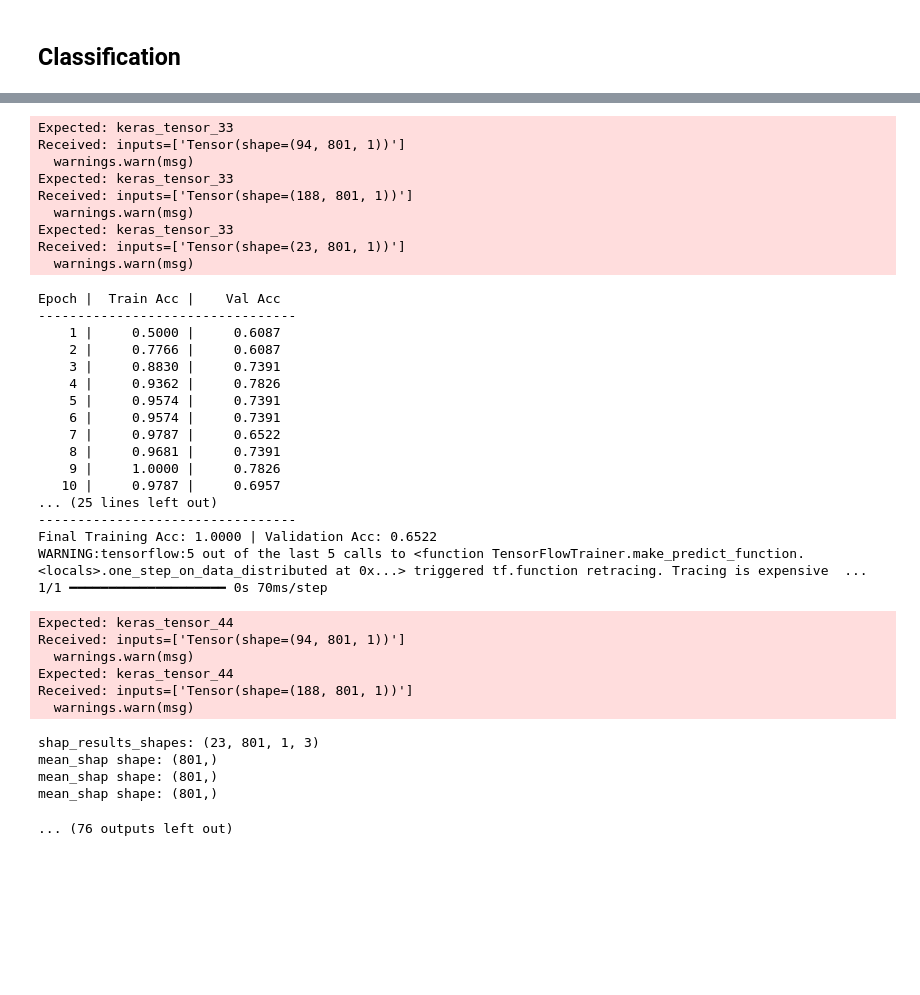
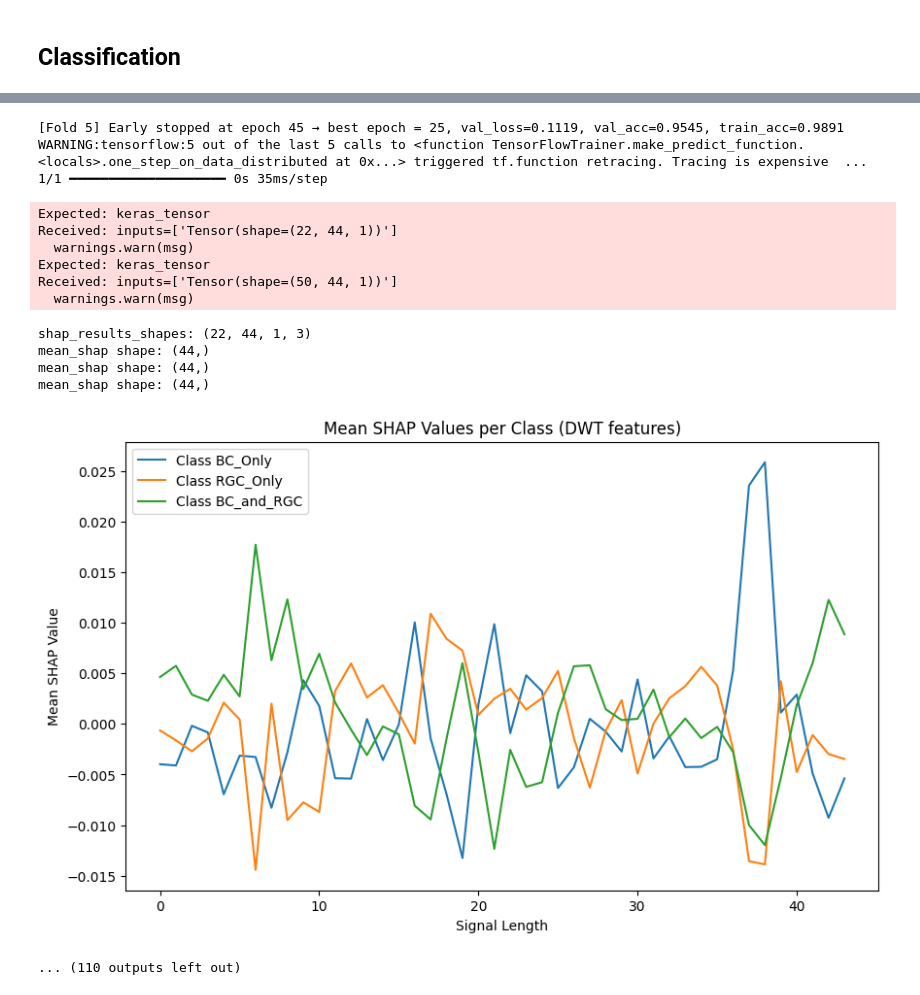
Before and after one commit to lillikiessling/VEP_Classifier, a Jupyter notebook: 1DCNN.ipynb, the cells around one changed output, grey strips where cells are left out. Drawn from its saved outputs; the diff is of its cells as text; code cells hidden in the pictures; blank space fills up the shorter version.

```diff
--- a/1DCNN.ipynb
+++ b/1DCNN.ipynb
@@ -124,13 +173,13 @@ plt.show()
 # %%
 average_results = {}
 
-signal_types = ["Raw", "DWT"]
+signal_types = ["DWT"]
 
 for signal_type in signal_types:
     print(f"\n=== Processing Signal Type: {signal_type} ===")
     results = []
     all_conf_matrices = []
-    for experiments in range(5):
+    for experiments in range(10):
         print(f"--- Experiment {experiments + 1} ---")
         np.random.seed(42)
         no_files = min(len(prima_files_BC_only), len(prima_files_RGC_only), len(prima_files_BC_and_RGC))
@@ -140,40 +189,36 @@ for signal_type in signal_types:
 
         X, labels = [], []
         for file in sampled_BC:
-            _, signal = process_file(file, t_max=200)
+            _, signal = load_preprocessed_signal(file)
             if signal_type == "Raw":
                 X.append(signal)
             else:
-                X.append(FeatureExtractor.extract_dwt_features(signal, wavelet='db4', level=4))
+                #X.append(FeatureExtractor.extract_dwt_features(signal, wavelet='db4', level=4))
+                X.append(FeatureExtractor.dwt_downsampling(signal, wavelet='db4', level=4))
             labels.append("BC_Only")
         for file in sampled_RGC:
-            _, signal = process_file(file, t_max=200)
+            _, signal = load_preprocessed_signal(file)
             if signal_type == "Raw":
                 X.append(signal)
             else:
-                X.append(FeatureExtractor.extract_dwt_features(signal, wavelet='db4', level=4))
+                #X.append(FeatureExtractor.extract_dwt_features(signal, wavelet='db4', level=4))
+                X.append(FeatureExtractor.dwt_downsampling(signal, wavelet='db4', level=4))
             labels.append("RGC_Only")
         for file in sampled_BC_and_RGC:
-            _, signal = process_file(file, t_max=200)
+            _, signal = load_preprocessed_signal(file)
             if signal_type == "Raw":
                 X.append(signal)
             else:
-                X.append(FeatureExtractor.extract_dwt_features(signal, wavelet='db4', level=4))
+                #X.append(FeatureExtractor.extract_dwt_features(signal, wavelet='db4', level=4))
+                X.append(FeatureExtractor.dwt_downsampling(signal, wavelet='db4', level=4))
             labels.append("BC_and_RGC")
 
         n_train = len(X)
         print(f"Number of training samples: {n_train}")
-        # batch_size = 4
-        # epochs = 30
+        epochs = 50
         batch_size = max(4, min(32, n_train // 10))
 
         print(f"Using batch size: {batch_size}")
-        if n_train < 100:
-            epochs = 50
-        elif n_train < 500:
-            epochs = 35
-        else:
-            epochs = 20
         print(f"Using epochs: {epochs}")
 
         clf = CNN1D(X, labels, model_type="cnn", n_splits=5, random_state=42)
@@ -343,37 +325,15 @@ Final Training Acc: 1.0000 | Validation Acc: 0.6957
-Expected: keras_tensor_33
-Received: inputs=['Tensor(shape=(94, 801, 1))']
-  warnings.warn(msg)
-Expected: keras_tensor_33
-Received: inputs=['Tensor(shape=(188, 801, 1))']
-  warnings.warn(msg)
-Expected: keras_tensor_33
-Received: inputs=['Tensor(shape=(23, 801, 1))']
-  warnings.warn(msg)
+[Fold 5] Early stopped at epoch 45 → best epoch = 25, val_loss=0.1119, val_acc=0.9545, train_acc=0.9891
+WARNING:tensorflow:5 out of the last 5 calls to <function TensorFlowTrainer.make_predict_function.<locals>.one_step_on_data_distributed at 0x...> triggered tf.function retracing. Tracing is expensive  ...
+1/1 ━━━━━━━━━━━━━━━━━━━━ 0s 35ms/step
-Epoch |  Train Acc |    Val Acc
----------------------------------
-    1 |     0.5000 |     0.6087
-    2 |     0.7766 |     0.6087
-    3 |     0.8830 |     0.7391
-    4 |     0.9362 |     0.7826
-    5 |     0.9574 |     0.7391
-    6 |     0.9574 |     0.7391
-    7 |     0.9787 |     0.6522
-    8 |     0.9681 |     0.7391
-    9 |     1.0000 |     0.7826
-   10 |     0.9787 |     0.6957
-... (25 lines left out)
----------------------------------
-Final Training Acc: 1.0000 | Validation Acc: 0.6522
-WARNING:tensorflow:5 out of the last 5 calls to <function TensorFlowTrainer.make_predict_function.<locals>.one_step_on_data_distributed at 0x...> triggered tf.function retracing. Tracing is expensive  ...
-1/1 ━━━━━━━━━━━━━━━━━━━━ 0s 70ms/step
+Expected: keras_tensor
+Received: inputs=['Tensor(shape=(22, 44, 1))']
+  warnings.warn(msg)
+Expected: keras_tensor
+Received: inputs=['Tensor(shape=(50, 44, 1))']
+  warnings.warn(msg)
-Expected: keras_tensor_44
-Received: inputs=['Tensor(shape=(94, 801, 1))']
-  warnings.warn(msg)
-Expected: keras_tensor_44
-Received: inputs=['Tensor(shape=(188, 801, 1))']
-  warnings.warn(msg)
+shap_results_shapes: (22, 44, 1, 3)
+mean_shap shape: (44,)
+mean_shap shape: (44,)
+mean_shap shape: (44,)
+[figure, added]
-shap_results_shapes: (23, 801, 1, 3)
-mean_shap shape: (801,)
-mean_shap shape: (801,)
-mean_shap shape: (801,)
+... (110 outputs left out)
-... (76 outputs left out)
```
Also changed, not shown: parts of 15 cells of this notebook, 3 other files.
